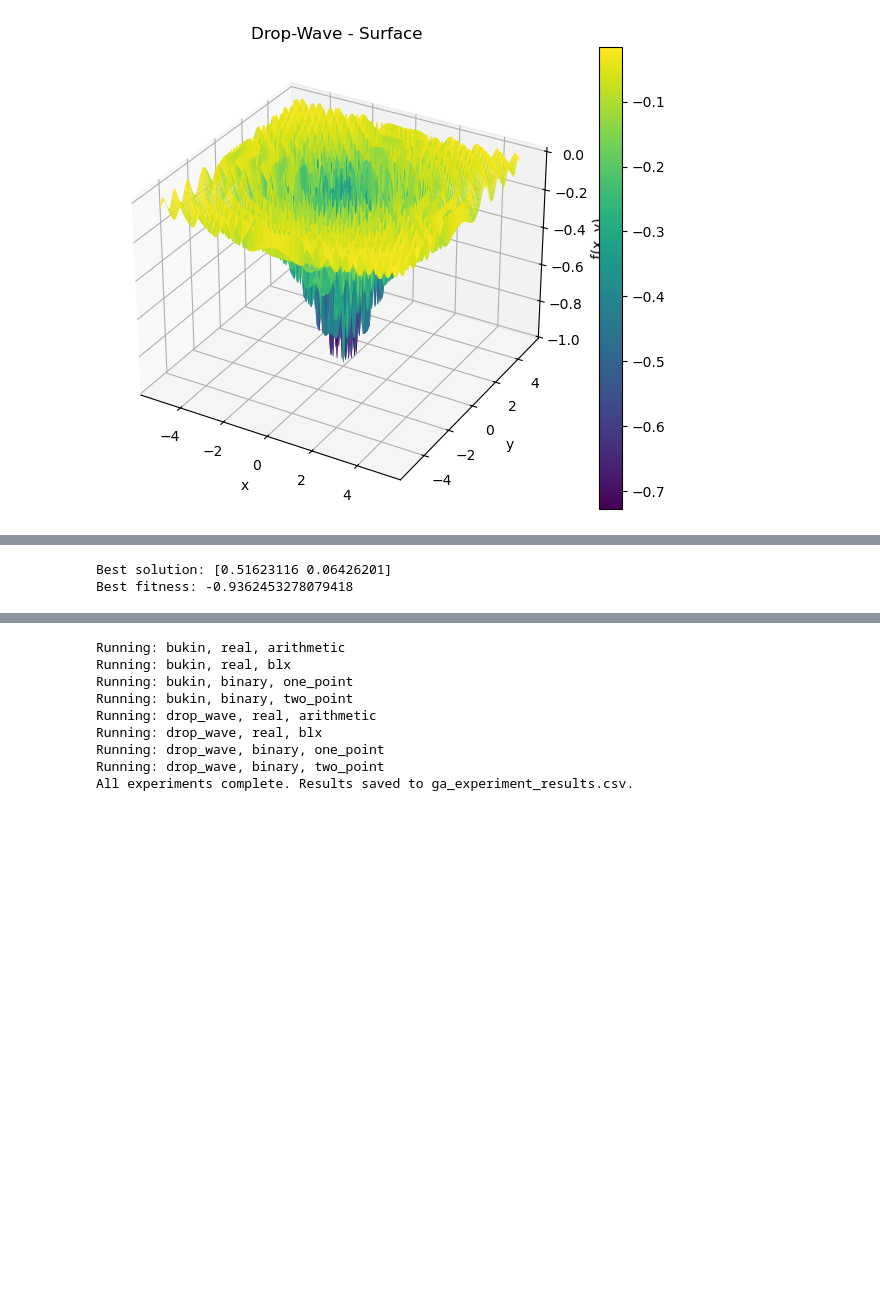
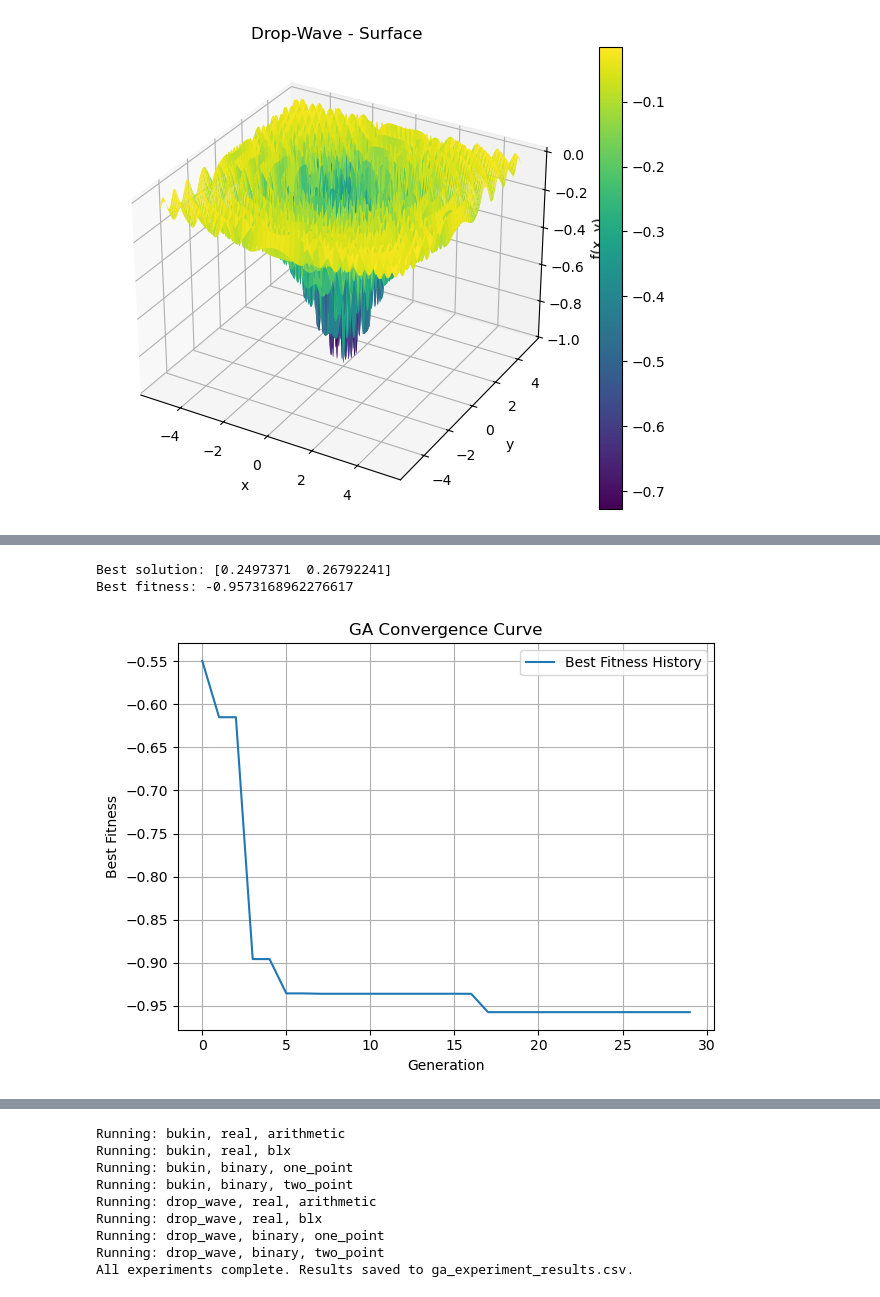
Before and after one commit to Silea-Horia/AI, a Jupyter notebook: Labs/Lab9/mini_project.ipynb, the cells around one changed output, grey strips where cells are left out. Drawn from its saved outputs; the diff is of its cells as text; code cells hidden in the pictures; blank space fills up the shorter version.

```diff
--- a/Labs/Lab9/mini_project.ipynb
+++ b/Labs/Lab9/mini_project.ipynb
@@ -183,22 +196,31 @@ Best fitness: 0.019775993501358315
 # %%
 bounds_bukin = [(-15, -5), (-3, 3)]
 bounds_dropwave = [(-5.12, 5.12), (-5.12, 5.12)]
 
 best_sol, best_fit, history = run_ga_real(
     fitness_function=drop_wave,
     bounds=bounds_dropwave,
-    generations=100,
+    generations=30,
     crossover_method='blx',
     population_size=50,
     mutation_rate=0.05,
     crossover_rate=0.9
 )
 
 print("Best solution:", best_sol)
 print("Best fitness:", best_fit)
+plt.plot(history, label='Best Fitness History')
+plt.title("GA Convergence Curve")
+plt.xlabel("Generation")
+plt.ylabel("Best Fitness")
+plt.grid(True)
+plt.legend()
+plt.tight_layout()
+plt.show()
 # %% [output]
-Best solution: [0.51623116 0.06426201]
-Best fitness: -0.9362453278079418
+Best solution: [0.2497371  0.26792241]
+Best fitness: -0.9573168962276617
+[figure, added]
 # %%
 bounds_bukin = [(-15, -5), (-3, 3)]
 bounds_dropwave = [(-5.12, 5.12), (-5.12, 5.12)]
```
Also changed, not shown: parts of 9 cells of this notebook, 2 other files.
